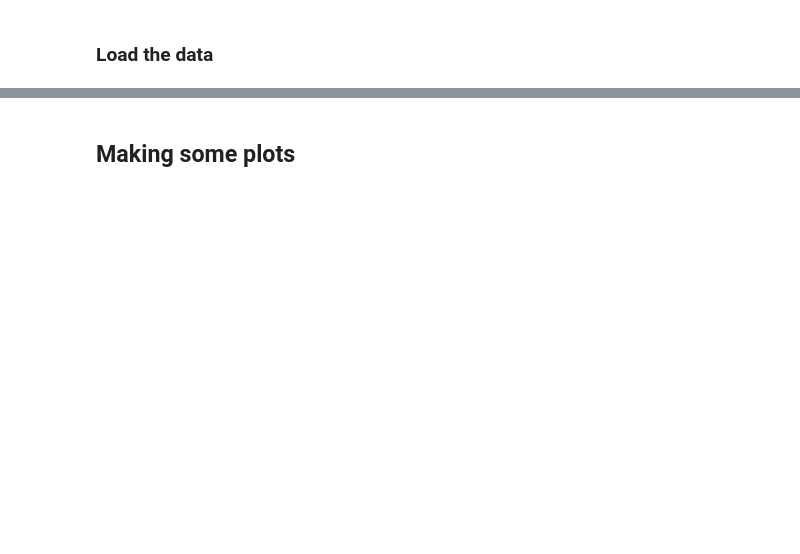
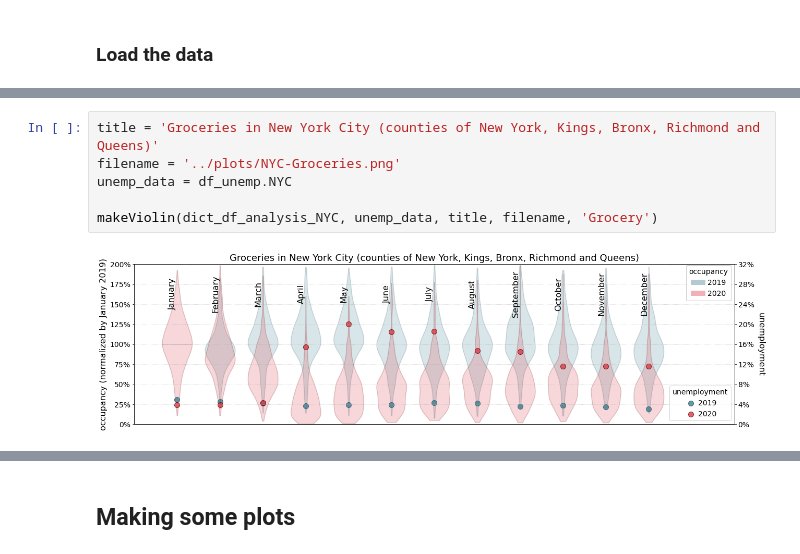
Before and after one commit to talismanbrandi/Human-Mobility-COVID-19, a Jupyter notebook: Notebooks/data-exploration.ipynb, the cells around one changed output, grey strips where cells are left out. Saved outputs shown, nothing was run; the diff lists cells and outputs as text; blank space fills up the shorter version.

```diff
--- a/Notebooks/data-exploration.ipynb
+++ b/Notebooks/data-exploration.ipynb
@@ -87,0 +278,8 @@ dict_df['Department Stores']
+# %%
+title = 'Groceries in New York City (counties of New York, Kings, Bronx, Richmond and Queens)'
+filename = '../plots/NYC-Groceries.png'
+unemp_data = df_unemp.NYC
+
+makeViolin(dict_df_analysis_NYC, unemp_data, title, filename, 'Grocery')
+# %% [output]
+[figure, added]
```
Also changed, not shown: parts of 33 cells of this notebook, 13 other files.
